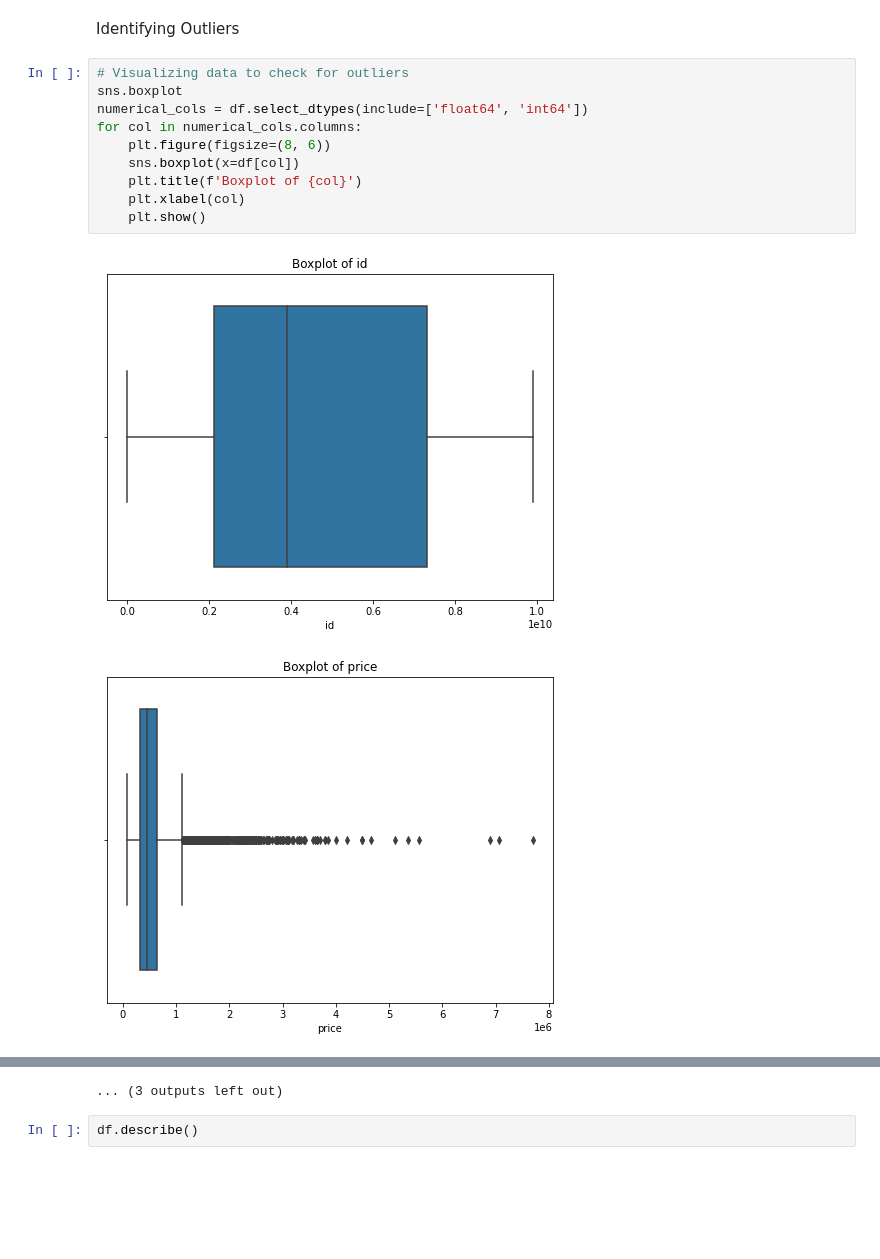
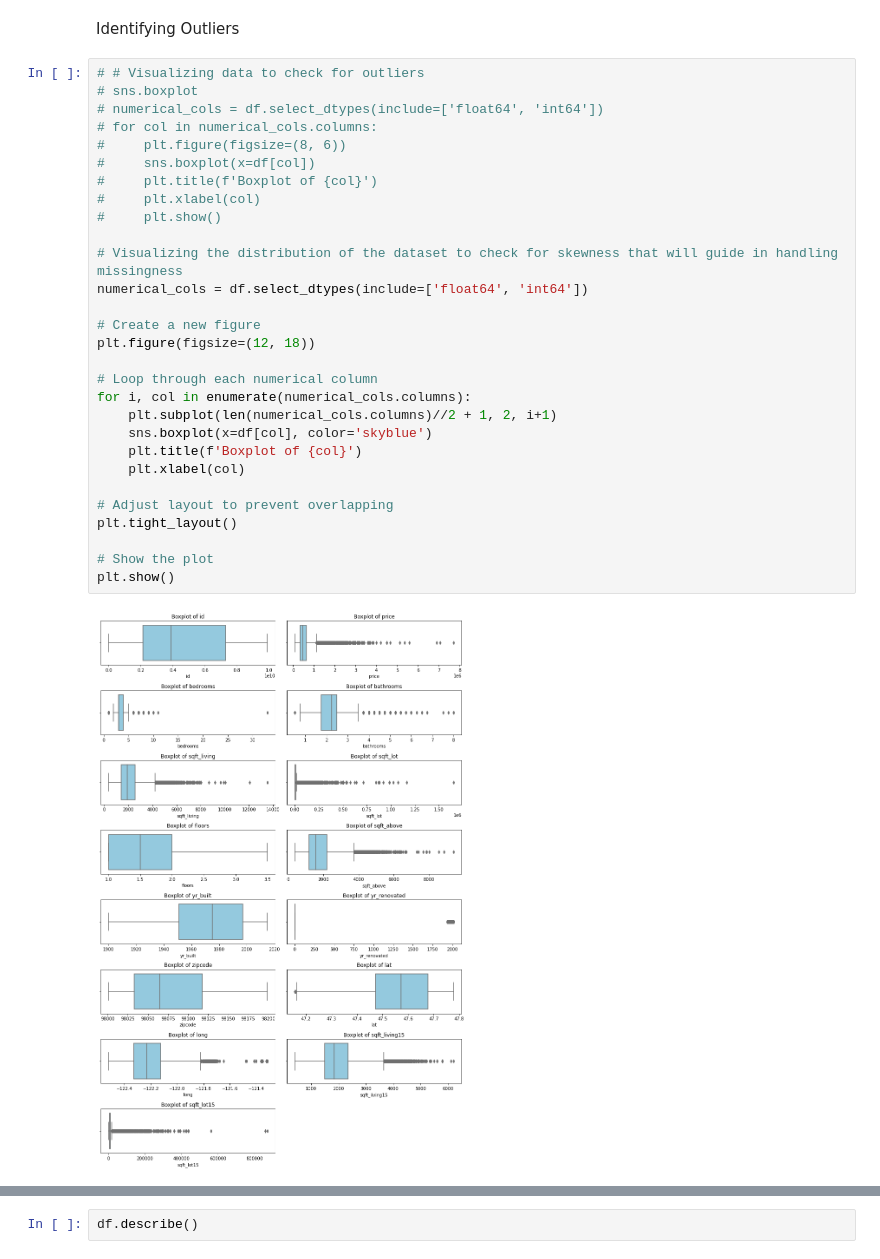
Before and after one commit to soniaojay/Predicting-Housing-Prices, a Jupyter notebook: Data Preparation Notebook.ipynb, the cells around one changed output, grey strips where cells are left out. Cells and saved outputs as stored; diff of their text form; blank space fills up the shorter version.

```diff
--- a/Data Preparation Notebook.ipynb
+++ b/Data Preparation Notebook.ipynb
@@ -189,15 +197,33 @@ df.duplicated().sum()
 # %% [markdown]
 Identifying  Outliers
 # %%
-# Visualizing data to check for outliers
-sns.boxplot
+# # Visualizing data to check for outliers
+# sns.boxplot
+# numerical_cols = df.select_dtypes(include=['float64', 'int64'])
+# for col in numerical_cols.columns:
+#     plt.figure(figsize=(8, 6))
+#     sns.boxplot(x=df[col])
+#     plt.title(f'Boxplot of {col}')
+#     plt.xlabel(col)
+#     plt.show()
+
+# Visualizing the distribution of the dataset to check for skewness that will guide in handling missingness
 numerical_cols = df.select_dtypes(include=['float64', 'int64'])
-for col in numerical_cols.columns:
-    plt.figure(figsize=(8, 6))
-    sns.boxplot(x=df[col])
+
+# Create a new figure
+plt.figure(figsize=(12, 18))
+
+# Loop through each numerical column
+for i, col in enumerate(numerical_cols.columns):
+    plt.subplot(len(numerical_cols.columns)//2 + 1, 2, i+1)
+    sns.boxplot(x=df[col], color='skyblue')
     plt.title(f'Boxplot of {col}')
     plt.xlabel(col)
-    plt.show()
+
+# Adjust layout to prevent overlapping
+plt.tight_layout()
+
+# Show the plot
+plt.show()
 # %% [output]
-[figure, old version]
+[figure, new version]
-[figure, removed]
@@ -214,4 +230,3 @@ for col in numerical_cols.columns:
-... (3 outputs left out)
 # %%
 df.describe()
 # %% [output]
```
Also changed, not shown: parts of 100 cells of this notebook.
